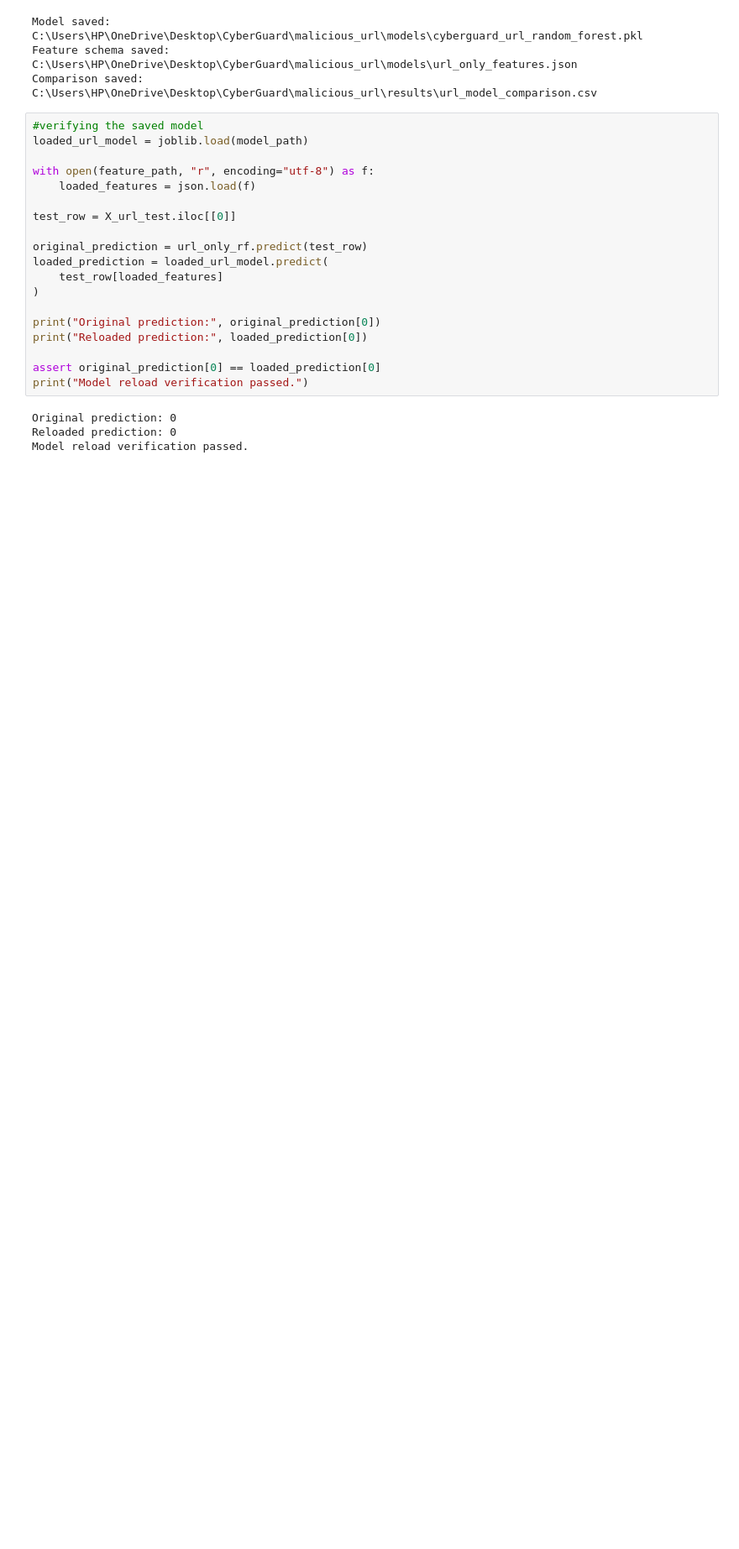
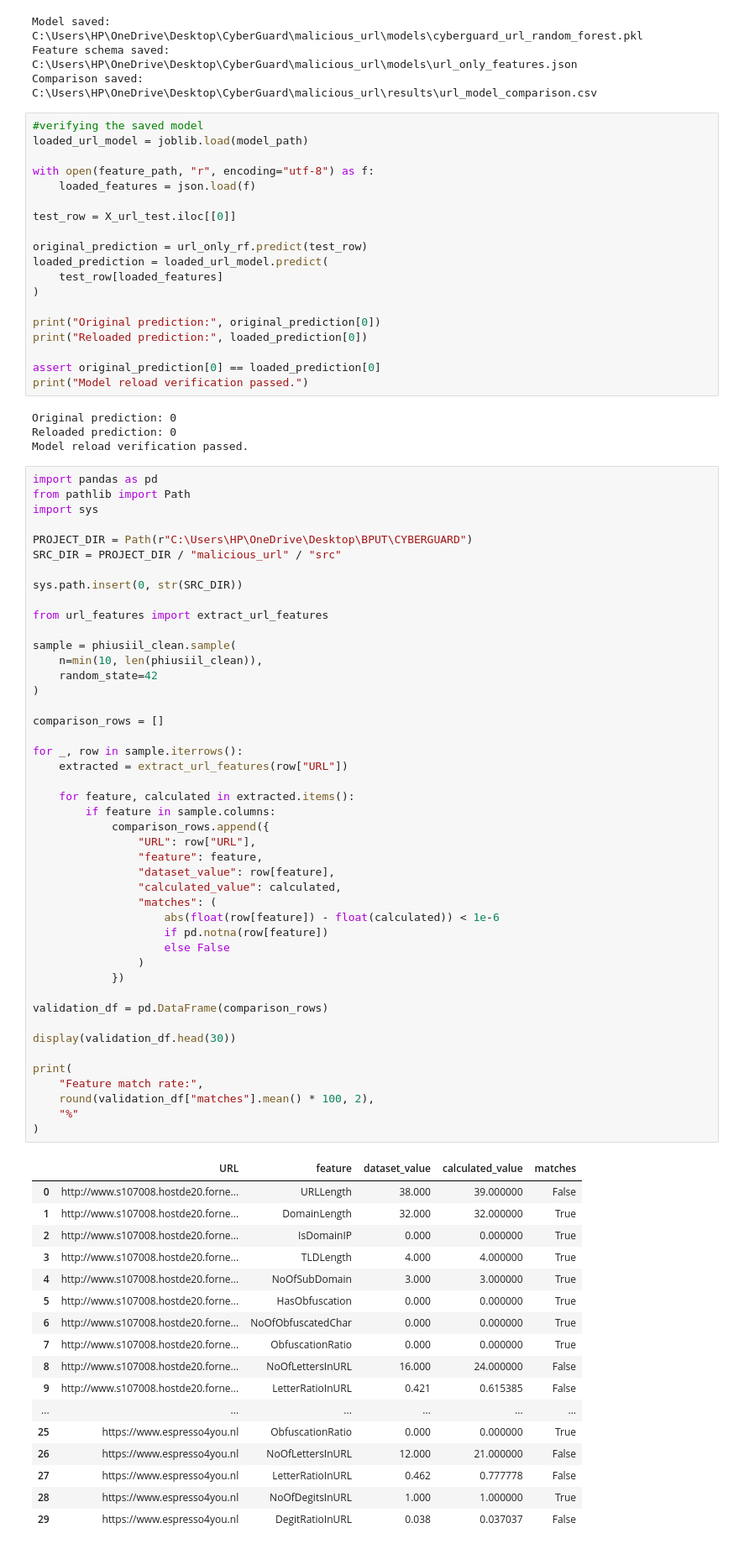
Before and after one commit to dinesha-06/CYBERGUARD, a Jupyter notebook: malicious_url/notebooks/04_robust_evaluation.ipynb, the cells around one changed output. Shown at 84% size. Saved outputs shown, nothing was run; the diff lists cells and outputs as text; blank space fills up the shorter version.

```diff
--- a/malicious_url/notebooks/04_robust_evaluation.ipynb
+++ b/malicious_url/notebooks/04_robust_evaluation.ipynb
@@ -497,3 +497,66 @@ print("Model reload verification passed.")
 Original prediction: 0
 Reloaded prediction: 0
 Model reload verification passed.
+# %%
+import pandas as pd
+from pathlib import Path
+import sys
+
+PROJECT_DIR = Path(r"C:\Users\HP\OneDrive\Desktop\BPUT\CYBERGUARD")
+SRC_DIR = PROJECT_DIR / "malicious_url" / "src"
+
+sys.path.insert(0, str(SRC_DIR))
+
+from url_features import extract_url_features
+
+sample = phiusiil_clean.sample(
+    n=min(10, len(phiusiil_clean)),
+    random_state=42
+)
+
+comparison_rows = []
+
+for _, row in sample.iterrows():
+    extracted = extract_url_features(row["URL"])
+
+    for feature, calculated in extracted.items():
+        if feature in sample.columns:
+            comparison_rows.append({
+                "URL": row["URL"],
+                "feature": feature,
+                "dataset_value": row[feature],
+                "calculated_value": calculated,
+                "matches": (
+                    abs(float(row[feature]) - float(calculated)) < 1e-6
+                    if pd.notna(row[feature])
+                    else False
+                )
+            })
+
+validation_df = pd.DataFrame(comparison_rows)
+
+display(validation_df.head(30))
+
+print(
+    "Feature match rate:",
+    round(validation_df["matches"].mean() * 100, 2),
+    "%"
+)
+# %% [output]
+|  | URL | feature | dataset_value | calculated_value | matches |
+| 0 | http://www.s107008.hostde20.forne... | URLLength | 38.000 | 39.000000 | False |
+| 1 | http://www.s107008.hostde20.forne... | DomainLength | 32.000 | 32.000000 | True |
+| 2 | http://www.s107008.hostde20.forne... | IsDomainIP | 0.000 | 0.000000 | True |
+| 3 | http://www.s107008.hostde20.forne... | TLDLength | 4.000 | 4.000000 | True |
+| 4 | http://www.s107008.hostde20.forne... | NoOfSubDomain | 3.000 | 3.000000 | True |
+| 5 | http://www.s107008.hostde20.forne... | HasObfuscation | 0.000 | 0.000000 | True |
+| 6 | http://www.s107008.hostde20.forne... | NoOfObfuscatedChar | 0.000 | 0.000000 | True |
+| 7 | http://www.s107008.hostde20.forne... | ObfuscationRatio | 0.000 | 0.000000 | True |
+| 8 | http://www.s107008.hostde20.forne... | NoOfLettersInURL | 16.000 | 24.000000 | False |
+| 9 | http://www.s107008.hostde20.forne... | LetterRatioInURL | 0.421 | 0.615385 | False |
+| ... | ... | ... | ... | ... | ... |
+| 25 | https://www.espresso4you.nl | ObfuscationRatio | 0.000 | 0.000000 | True |
+| 26 | https://www.espresso4you.nl | NoOfLettersInURL | 12.000 | 21.000000 | False |
+| 27 | https://www.espresso4you.nl | LetterRatioInURL | 0.462 | 0.777778 | False |
+| 28 | https://www.espresso4you.nl | NoOfDegitsInURL | 1.000 | 1.000000 | True |
+| 29 | https://www.espresso4you.nl | DegitRatioInURL | 0.038 | 0.037037 | False |
```
Also changed, not shown: parts of 18 cells of this notebook, 4 other files.
